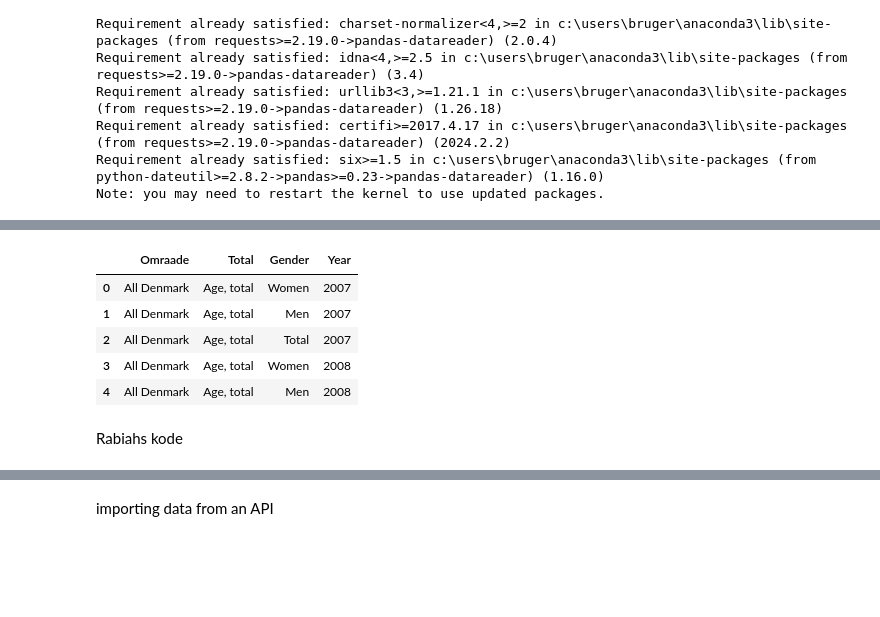
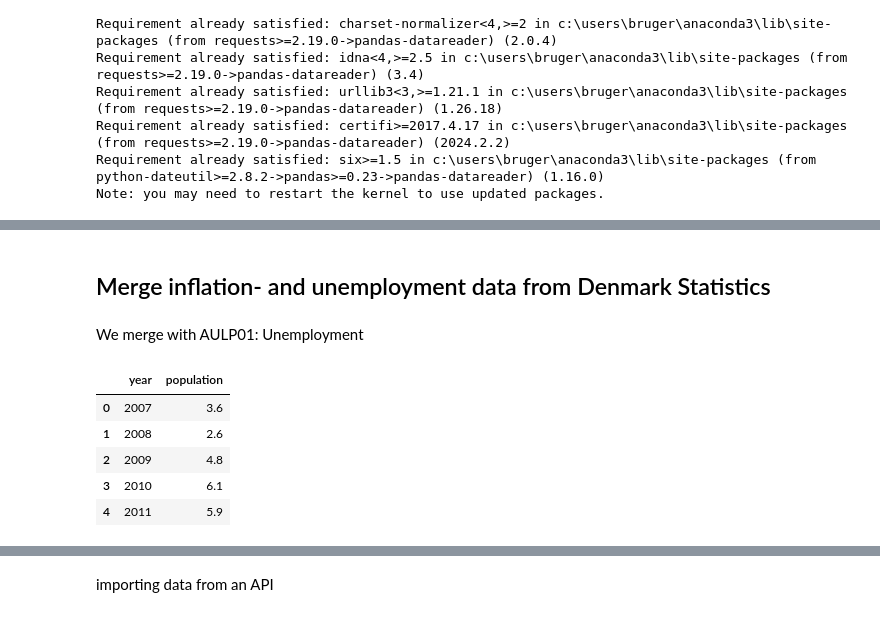
Before and after one commit to NumEconCopenhagen/projects-2024-sulaiman-phil-og-rabiah, a Jupyter notebook: dataproject/dataproject.ipynb, the cells around one changed output, grey strips where cells are left out. Saved outputs shown, nothing was run; the diff lists cells and outputs as text; code cells hidden in the pictures; blank space fills up the shorter version.

```diff
--- a/dataproject/dataproject.ipynb
+++ b/dataproject/dataproject.ipynb
@@ -680,24 +287,24 @@ NEXT TABLE
+# %% [markdown]
+## Merge inflation- and unemployment data from Denmark Statistics
+# %% [markdown]
+We merge with AULP01: Unemployment
 # %%
 FT_api = DstApi('AULP01')
 params = FT_api._define_base_params(language='en')
 params['variables'][0]['values'] = ['000']
 params['variables'][1]['values'] = ['TOT']
-params['variables'][2]['values'] = ['M', 'K', 'TOT']
+params['variables'][2]['values'] = ['TOT']
 params['variables'][3]['values'] = ['2007','2008','2009','2010','2011','2012','2013', '2014', '2015', '2016', '2017', '2018', '2019', '2020', '2021', '2022']
-
-params
 ## 000 is the code for all of Denmark, this can be seen by using: FT_api.variable_levels('HOVEDDELE', language='en')
 pop = FT_api.get_data(params=params)
 
-pop.rename(columns={'OMRÅDE':'Omraade', 'ALDER':'Total', 'KØN':'Gender', 'TID':'Year'},inplace=True)
-pop =  pop.loc[:,['Omraade','Total', 'Gender', 'Year']]
+pop.rename(columns={'TID':'year','INDHOLD':'population'},inplace=True)
+pop =  pop.loc[:,['year','population']]
 pop.head()
 # %% [output]
-|  | Omraade | Total | Gender | Year |
-| 0 | All Denmark | Age, total | Women | 2007 |
-| 1 | All Denmark | Age, total | Men | 2007 |
-| 2 | All Denmark | Age, total | Total | 2007 |
-| 3 | All Denmark | Age, total | Women | 2008 |
-| 4 | All Denmark | Age, total | Men | 2008 |
+|  | year | population |
+| 0 | 2007 | 3.6 |
+| 1 | 2008 | 2.6 |
+| 2 | 2009 | 4.8 |
+| 3 | 2010 | 6.1 |
+| 4 | 2011 | 5.9 |
-# %% [markdown]
-Rabiahs kode
```
Also changed, not shown: parts of 52 cells of this notebook, 1 other file.
